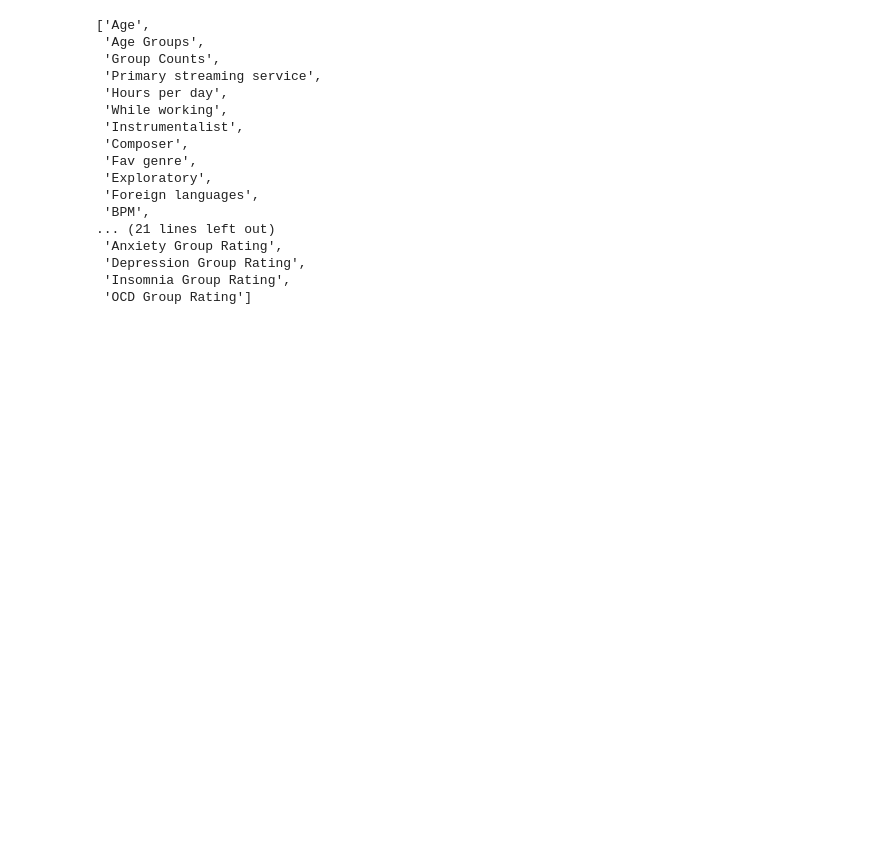
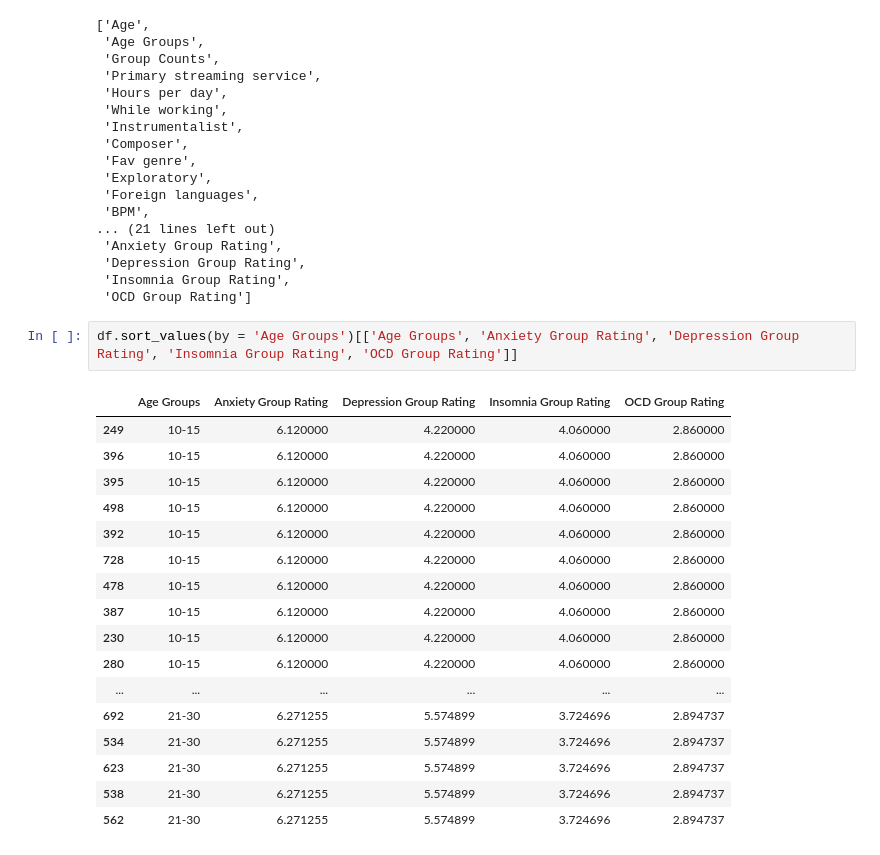
Before and after one commit to AlexToon55/h501-finalproject, a Jupyter notebook: data/BrianTestNotebook.ipynb, the cells around one changed output. Cells and saved outputs as stored; diff of their text form; blank space fills up the shorter version.

Commit message:
sorting new columns by age groups

```diff
--- a/data/BrianTestNotebook.ipynb
+++ b/data/BrianTestNotebook.ipynb
@@ -238,3 +238,23 @@ columns2
  'Depression Group Rating',
  'Insomnia Group Rating',
  'OCD Group Rating']
+# %%
+df.sort_values(by = 'Age Groups')[['Age Groups', 'Anxiety Group Rating', 'Depression Group Rating', 'Insomnia Group Rating', 'OCD Group Rating']]
+# %% [output]
+|  | Age Groups | Anxiety Group Rating | Depression Group Rating | Insomnia Group Rating | OCD Group Rating |
+| 249 | 10-15 | 6.120000 | 4.220000 | 4.060000 | 2.860000 |
+| 396 | 10-15 | 6.120000 | 4.220000 | 4.060000 | 2.860000 |
+| 395 | 10-15 | 6.120000 | 4.220000 | 4.060000 | 2.860000 |
+| 498 | 10-15 | 6.120000 | 4.220000 | 4.060000 | 2.860000 |
+| 392 | 10-15 | 6.120000 | 4.220000 | 4.060000 | 2.860000 |
+| 728 | 10-15 | 6.120000 | 4.220000 | 4.060000 | 2.860000 |
+| 478 | 10-15 | 6.120000 | 4.220000 | 4.060000 | 2.860000 |
+| 387 | 10-15 | 6.120000 | 4.220000 | 4.060000 | 2.860000 |
+| 230 | 10-15 | 6.120000 | 4.220000 | 4.060000 | 2.860000 |
+| 280 | 10-15 | 6.120000 | 4.220000 | 4.060000 | 2.860000 |
+| ... | ... | ... | ... | ... | ... |
+| 692 | 21-30 | 6.271255 | 5.574899 | 3.724696 | 2.894737 |
+| 534 | 21-30 | 6.271255 | 5.574899 | 3.724696 | 2.894737 |
+| 623 | 21-30 | 6.271255 | 5.574899 | 3.724696 | 2.894737 |
+| 538 | 21-30 | 6.271255 | 5.574899 | 3.724696 | 2.894737 |
+| 562 | 21-30 | 6.271255 | 5.574899 | 3.724696 | 2.894737 |
```
